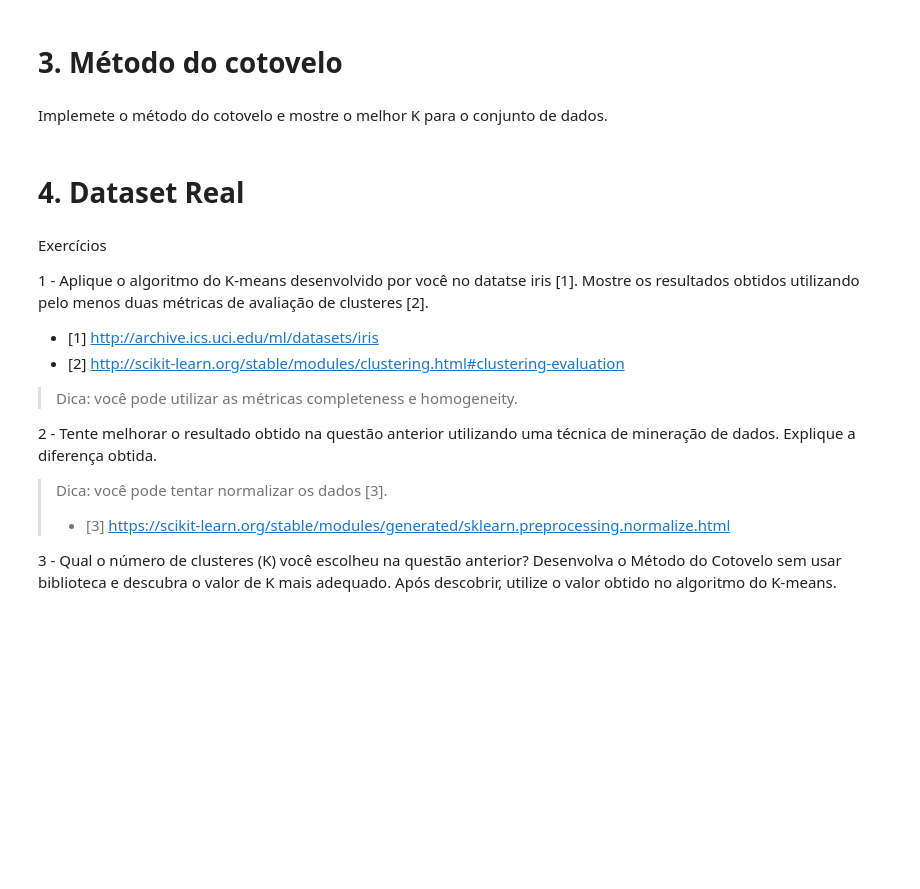
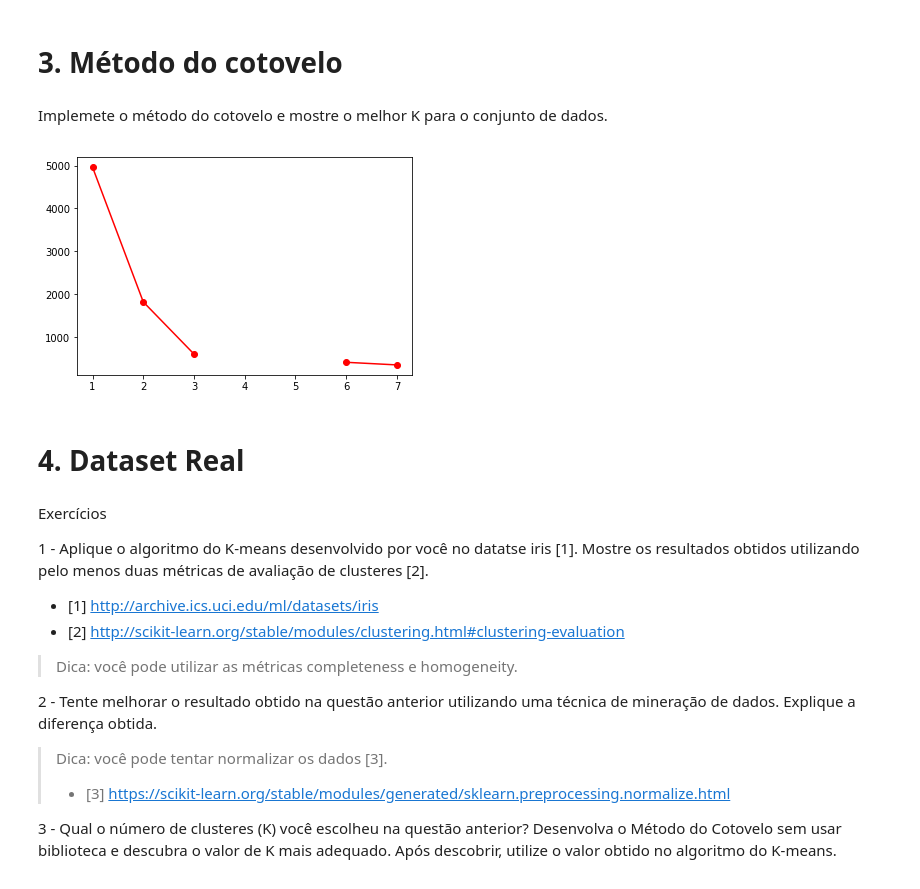
Before and after one commit to emanuel-tosto/Data_Science, a Jupyter notebook: Clusterizacao/Notebook_KMeans_Assignment.ipynb, the cells around one changed output. Drawn from its saved outputs; the diff is of its cells as text; code cells hidden in the pictures; blank space fills up the shorter version.

```diff
--- a/Clusterizacao/Notebook_KMeans_Assignment.ipynb
+++ b/Clusterizacao/Notebook_KMeans_Assignment.ipynb
@@ -369,3 +421,17 @@ Implemete o método do cotovelo e mostre o melhor K para o conjunto de dados.
+# %%
+#### Variacao das Inertias ####
+kmaximo_test = 8
+
+k_min_max = np.arange(1, kmaximo_test+1)
+variacao_da_inertia = np.zeros(len(k_min_max))
+
+for i in range(len(k_min_max)):
+    variacao_da_inertia[i] = KMeans(n_clusters=k_min_max[i]).fit(dataset).inertia_
+
+plt.plot(k_min_max, variacao_da_inertia, 'ro-')
+plt.show()
+# %% [output]
+[figure, added]
 # %% [markdown]
 # 4. Dataset Real
 # %% [markdown]
```
Also changed, not shown: parts of 22 cells of this notebook, 2 other files.
